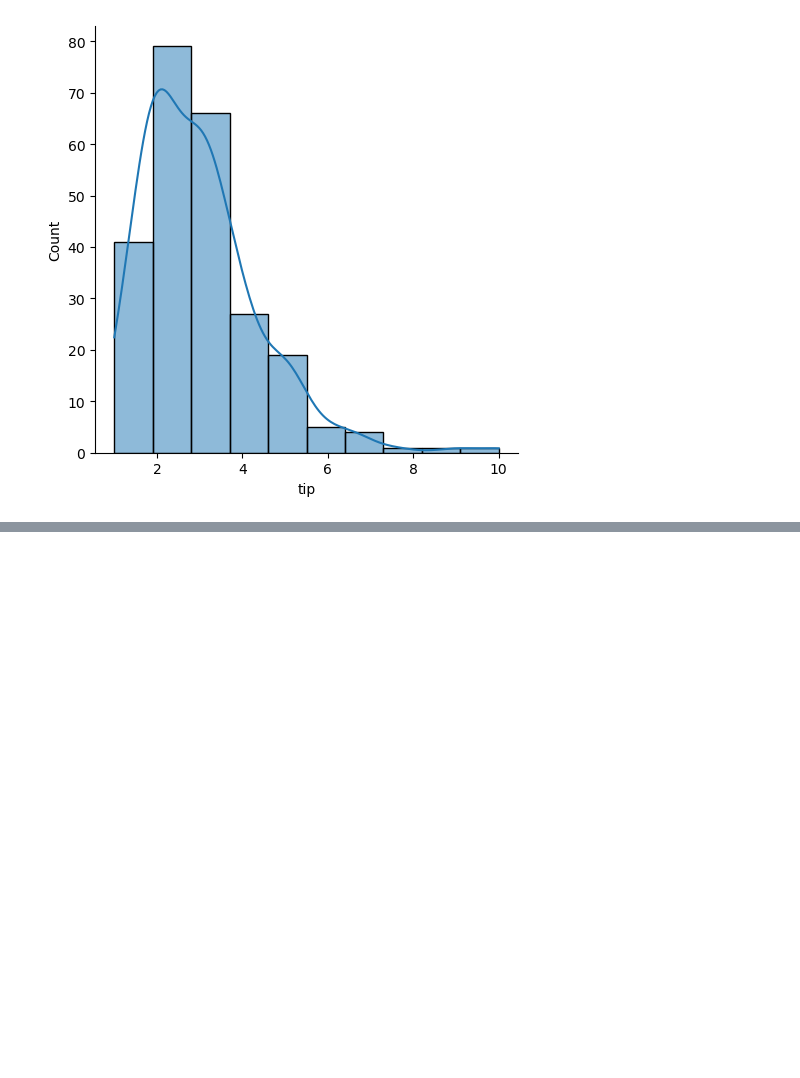
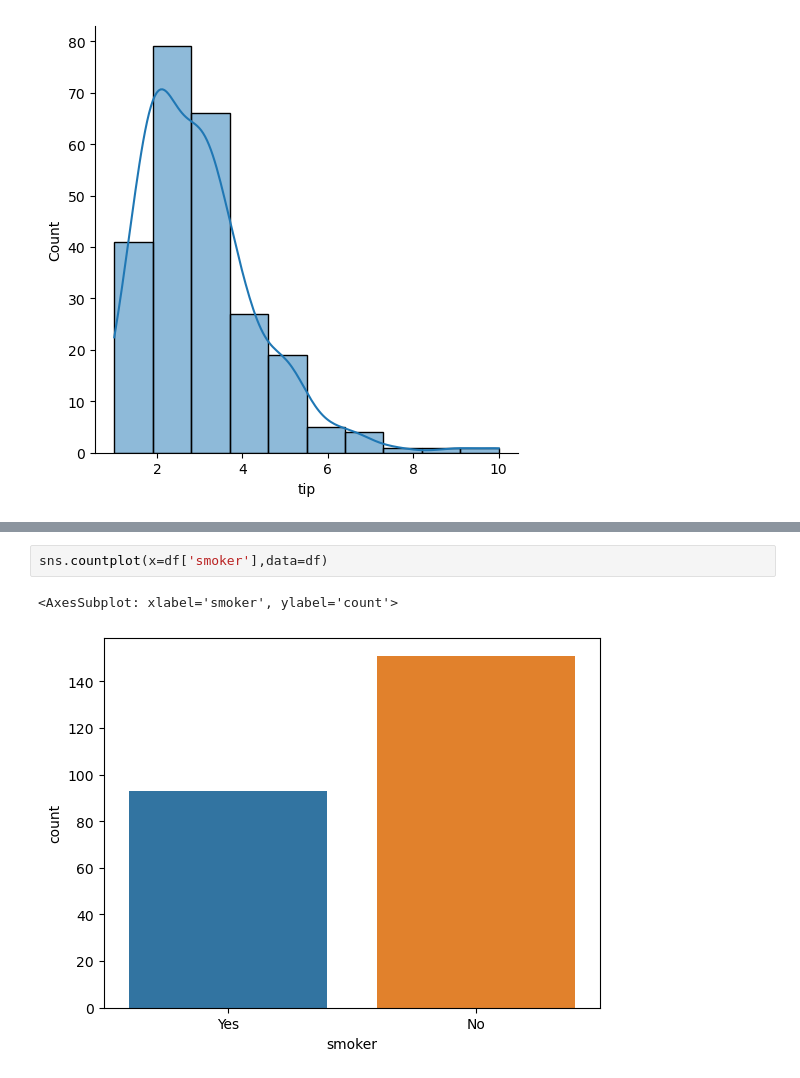
Before and after one commit to BibekRai44/Hands-on-Machine-Learning, a Jupyter notebook: DS/test.ipynb, the cells around one changed output, grey strips where cells are left out. Cells and saved outputs as stored; diff of their text form; blank space fills up the shorter version.

```diff
--- a/DS/test.ipynb
+++ b/DS/test.ipynb
@@ -138,0 +162,5 @@ sns.displot(df['tip'],kde=True,bins=10)
+# %%
+sns.countplot(x=df['smoker'],data=df)
+# %% [output]
+<AxesSubplot: xlabel='smoker', ylabel='count'>
+[figure, added]
```
Also changed, not shown: parts of 7 cells of this notebook.
